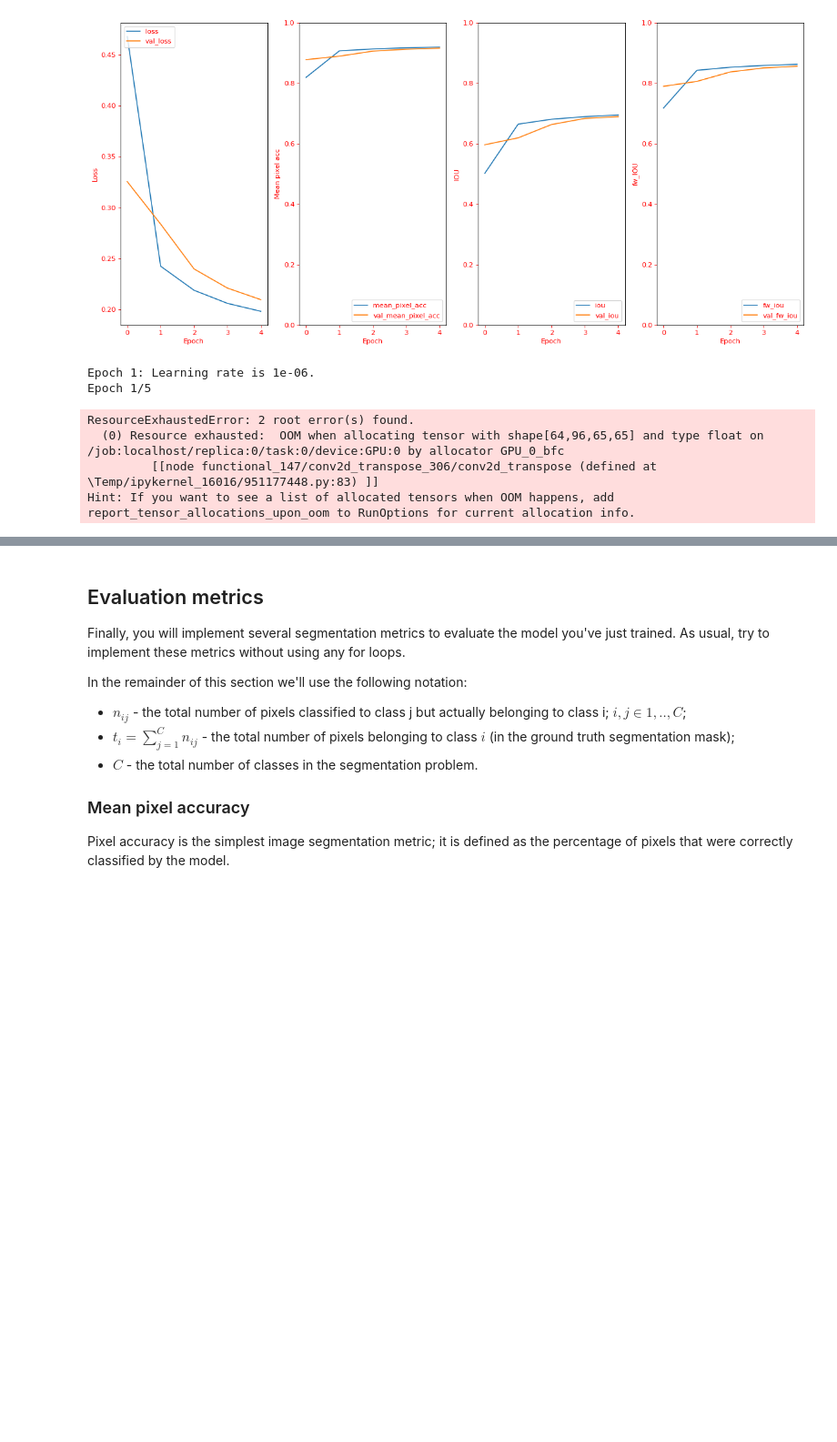
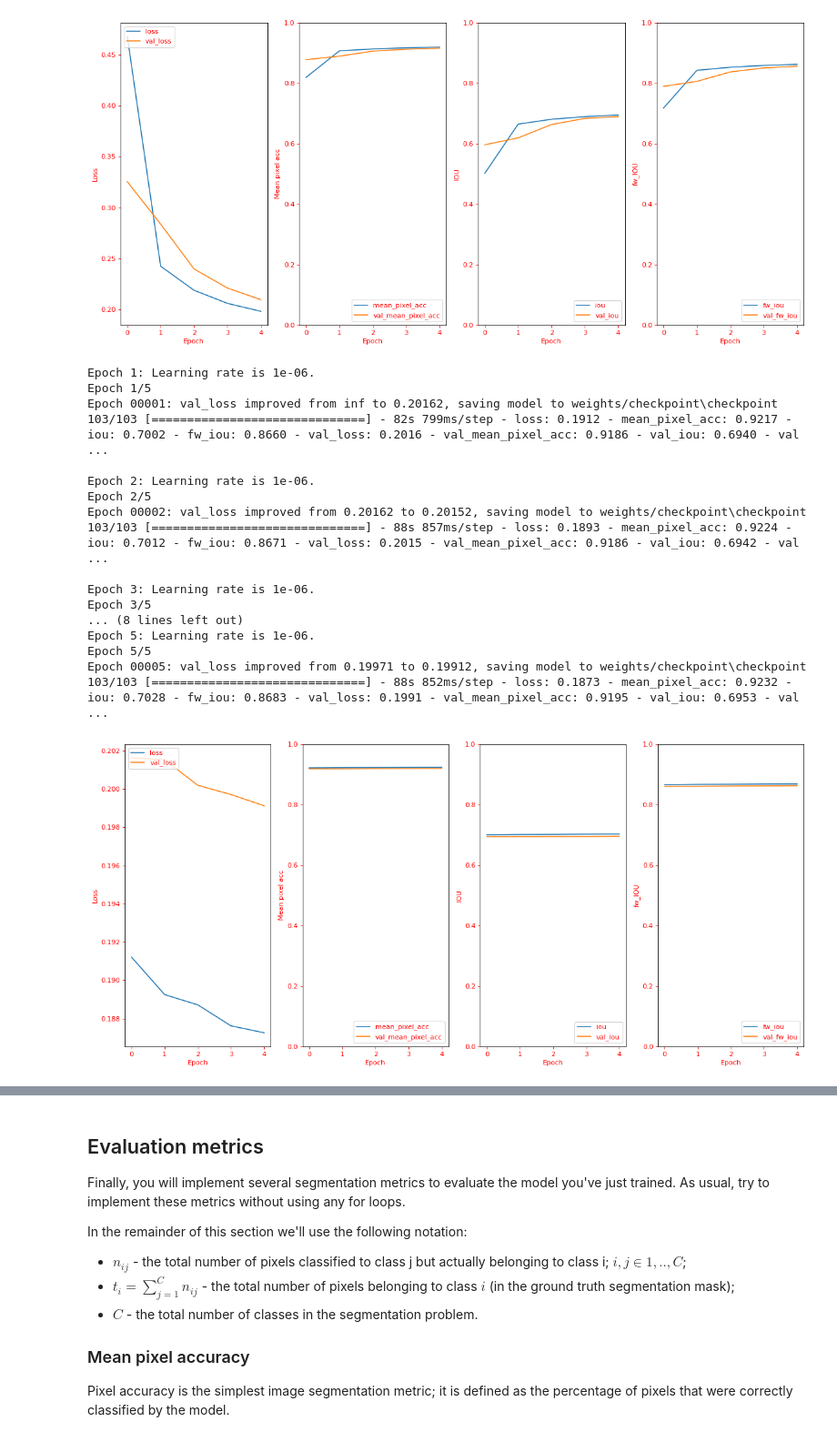
Before and after one commit to ComanacDragos/ComputerVisionAndDeepLearning, a Jupyter notebook: lab5/Computer_Vision_and_Deep_Learning_Laboratory_5_[students].ipynb, the cells around one changed output, grey strips where cells are left out. Shown at 91% size. Cells and saved outputs as stored; diff of their text form; code cells hidden in the pictures; blank space fills up the shorter version.

```diff
--- a/lab5/Computer_Vision_and_Deep_Learning_Laboratory_5_[students].ipynb
+++ b/lab5/Computer_Vision_and_Deep_Learning_Laboratory_5_[students].ipynb
@@ -563,14 +563,32 @@ Epoch 00005: val_loss improved from 0.22107 to 0.20970, saving model to weights/
 103/103 [==============================] - 64s 623ms/step - loss: 0.1982 - mean_pixel_acc: 0.9193 - iou: 0.6949 - fw_iou: 0.8624 - val_loss: 0.2097 - val_mean_pixel_acc: 0.9159 - val_iou: 0.6895 - val ...
 [figure]
 # %%
-model.trainable = True
-history_fine_tuned = train(model, train_generator, val_generator, n_max=1e-6, name="model_final_fine_tuned.h5")
+new_model = tf.keras.models.load_model("weights/model_final.h5", custom_objects={
+    "mean_pixel_acc": mean_pixel_acc,
+    "iou": iou,
+    "fw_iou": fw_iou
+})
+new_model.trainable = True
+
+history_fine_tuned = train(new_model, train_generator, val_generator, n_max=1e-6, name="model_final_fine_tuned.h5")
 # %% [output]
 Epoch 1: Learning rate is 1e-06.
 Epoch 1/5
+Epoch 00001: val_loss improved from inf to 0.20162, saving model to weights/checkpoint\checkpoint
+103/103 [==============================] - 82s 799ms/step - loss: 0.1912 - mean_pixel_acc: 0.9217 - iou: 0.7002 - fw_iou: 0.8660 - val_loss: 0.2016 - val_mean_pixel_acc: 0.9186 - val_iou: 0.6940 - val ...
+
+Epoch 2: Learning rate is 1e-06.
+Epoch 2/5
+Epoch 00002: val_loss improved from 0.20162 to 0.20152, saving model to weights/checkpoint\checkpoint
+103/103 [==============================] - 88s 857ms/step - loss: 0.1893 - mean_pixel_acc: 0.9224 - iou: 0.7012 - fw_iou: 0.8671 - val_loss: 0.2015 - val_mean_pixel_acc: 0.9186 - val_iou: 0.6942 - val ...
+
+Epoch 3: Learning rate is 1e-06.
+Epoch 3/5
+... (8 lines left out)
+Epoch 5: Learning rate is 1e-06.
+Epoch 5/5
+Epoch 00005: val_loss improved from 0.19971 to 0.19912, saving model to weights/checkpoint\checkpoint
+103/103 [==============================] - 88s 852ms/step - loss: 0.1873 - mean_pixel_acc: 0.9232 - iou: 0.7028 - fw_iou: 0.8683 - val_loss: 0.1991 - val_mean_pixel_acc: 0.9195 - val_iou: 0.6953 - val ...
-ResourceExhaustedError: 2 root error(s) found.
-  (0) Resource exhausted:  OOM when allocating tensor with shape[64,96,65,65] and type float on /job:localhost/replica:0/task:0/device:GPU:0 by allocator GPU_0_bfc
-         [[node functional_147/conv2d_transpose_306/conv2d_transpose (defined at \Temp/ipykernel_16016/951177448.py:83) ]]
-Hint: If you want to see a list of allocated tensors when OOM happens, add report_tensor_allocations_upon_oom to RunOptions for current allocation info.
+[figure, added]
 # %%
 # now let's see some predictions
```
Also changed, not shown: parts of 3 cells of this notebook, 3 other files.
